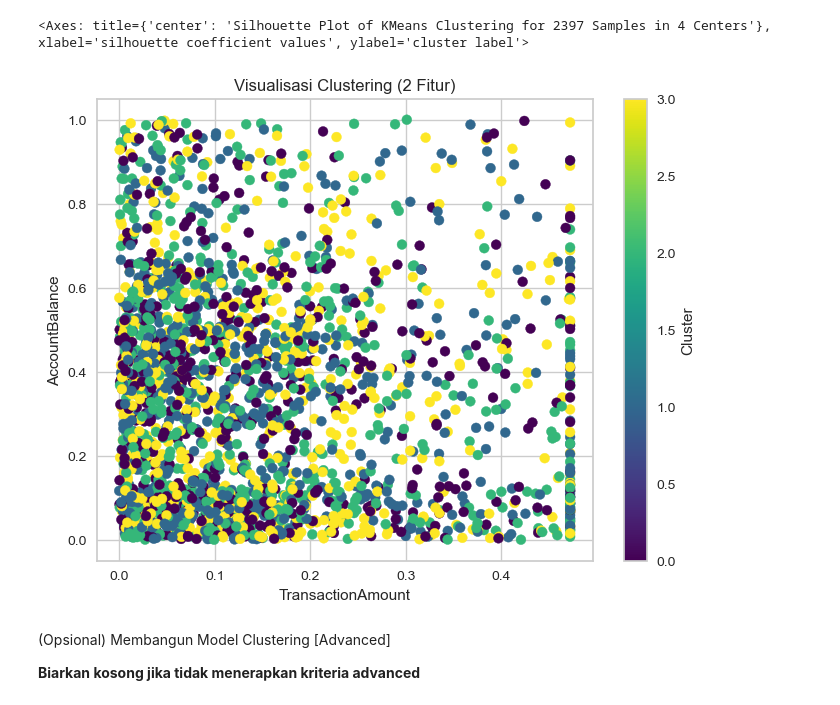
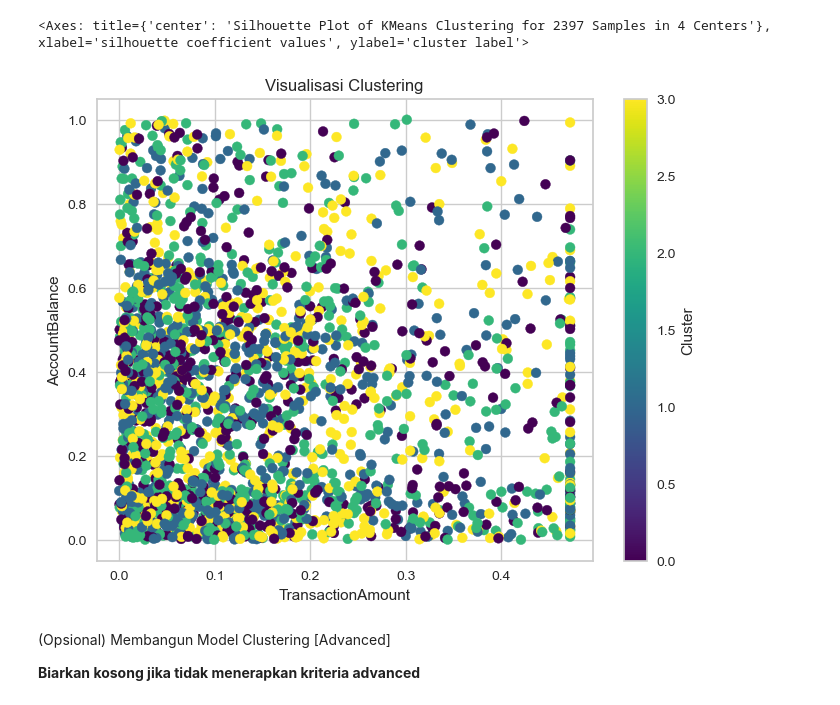
Before and after one commit to Sulbae/ML-Supervised-Unsupervised, a Jupyter notebook: [Clustering]_Submission_Akhir_BMLP_Anggun-Sulis-Setyawan.ipynb, the cells around one changed output. Cells and saved outputs as stored; diff of their text form; code cells hidden in the pictures.

Commit message:
iterasi clustering

```diff
--- a/[Clustering]_Submission_Akhir_BMLP_Anggun-Sulis-Setyawan.ipynb
+++ b/[Clustering]_Submission_Akhir_BMLP_Anggun-Sulis-Setyawan.ipynb
@@ -510,15 +511,15 @@ silhouette_viz.show()
 # %%
 # Membuat visualisasi hasil clustering
 plt.figure(figsize=(8, 6))
 plt.scatter(df['TransactionAmount'], df['AccountBalance'],
             c=df['KMeans_Cluster'], cmap='viridis', s=50)
 plt.xlabel('TransactionAmount')
 plt.ylabel('AccountBalance')
-plt.title('Visualisasi Clustering (2 Fitur)')
+plt.title('Visualisasi Clustering')
 plt.colorbar(label='Cluster')
 plt.show()
 # %% [output]
-[figure, old version]
+[figure, new version]
 # %% [markdown]
 (Opsional) Membangun Model Clustering [Advanced]
 
```
Also changed, not shown: parts of 8 cells of this notebook, 2 other files.
